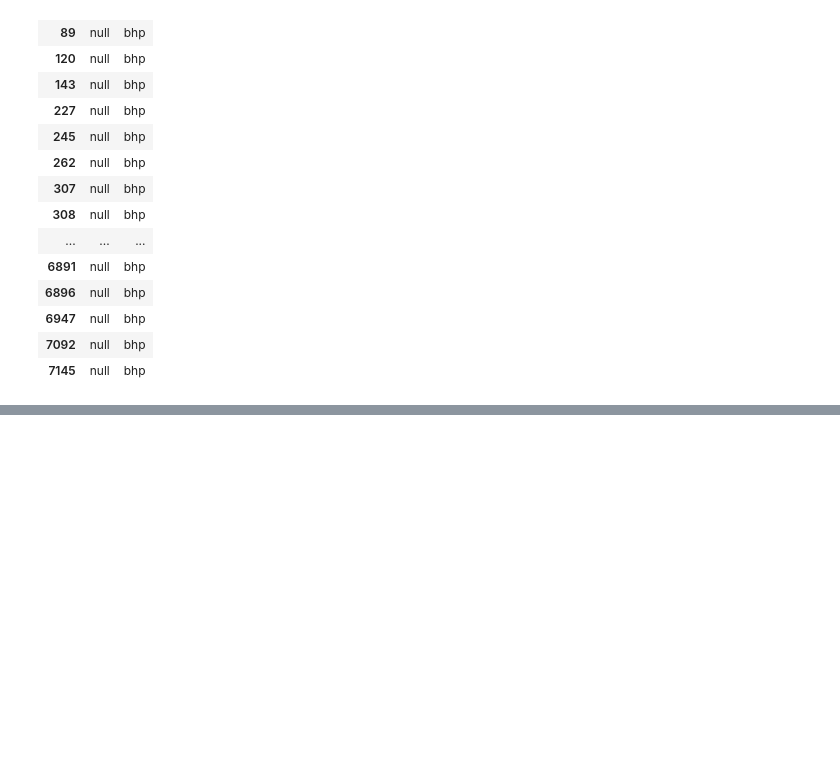
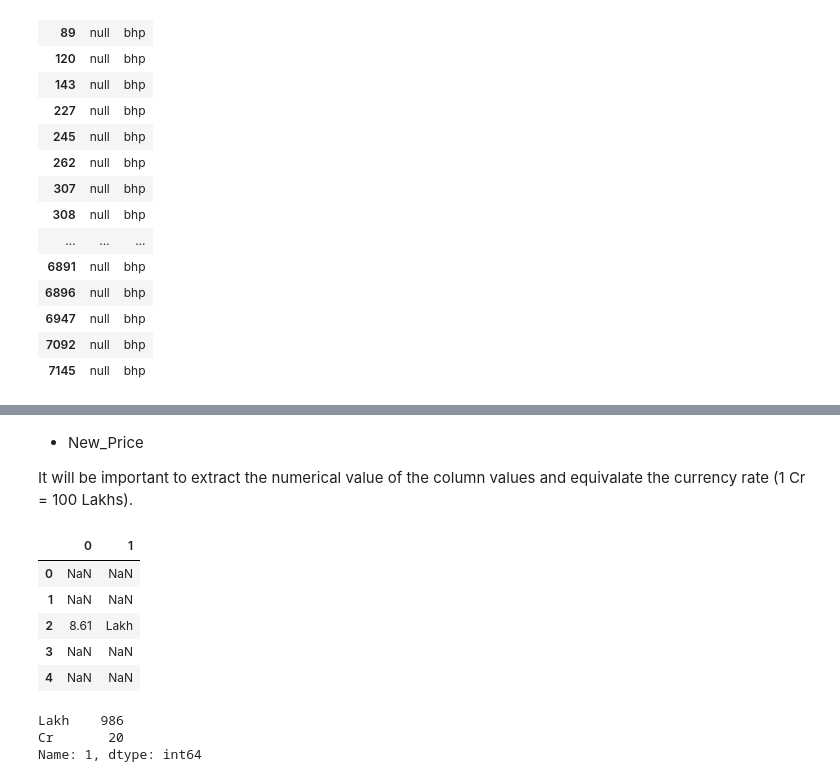
Before and after one commit to Salviz1019/Used-Car-Pricing-Model, a Jupyter notebook: Used Car Model - Supervised Learning.ipynb, the cells around one changed output, grey strips where cells are left out. Saved outputs shown, nothing was run; the diff lists cells and outputs as text; code cells hidden in the pictures; blank space fills up the shorter version.

```diff
--- a/Used Car Model - Supervised Learning.ipynb
+++ b/Used Car Model - Supervised Learning.ipynb
@@ -188,0 +210,3 @@ db.head()
+# %%
+db["engine_num"] = db_engine[0].astype(float)
+db.head()
@@ -188,0 +220,21 @@ db.head()
+# %% [markdown]
+
+- New_Price
+
+It will be important to extract the numerical value of the column values and equivalate the currency rate (1 Cr = 100 Lakhs).
+# %%
+db_new_price = db["New_Price"].str.split(" ", expand=True)
+db_new_price.head()
+# %% [output]
+|  | 0 | 1 |
+| 0 | NaN | NaN |
+| 1 | NaN | NaN |
+| 2 | 8.61 | Lakh |
+| 3 | NaN | NaN |
+| 4 | NaN | NaN |
+# %%
+db_new_price[1].value_counts()
+# %% [output]
+Lakh    986
+Cr       20
+Name: 1, dtype: int64
```
Also changed, not shown: parts of 7 cells of this notebook.
